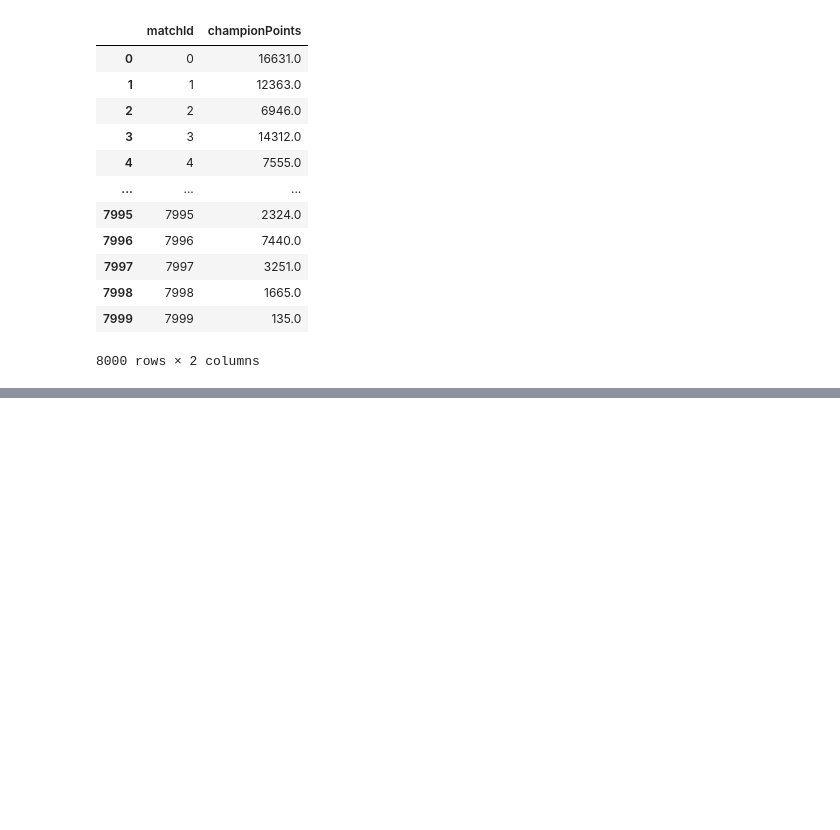
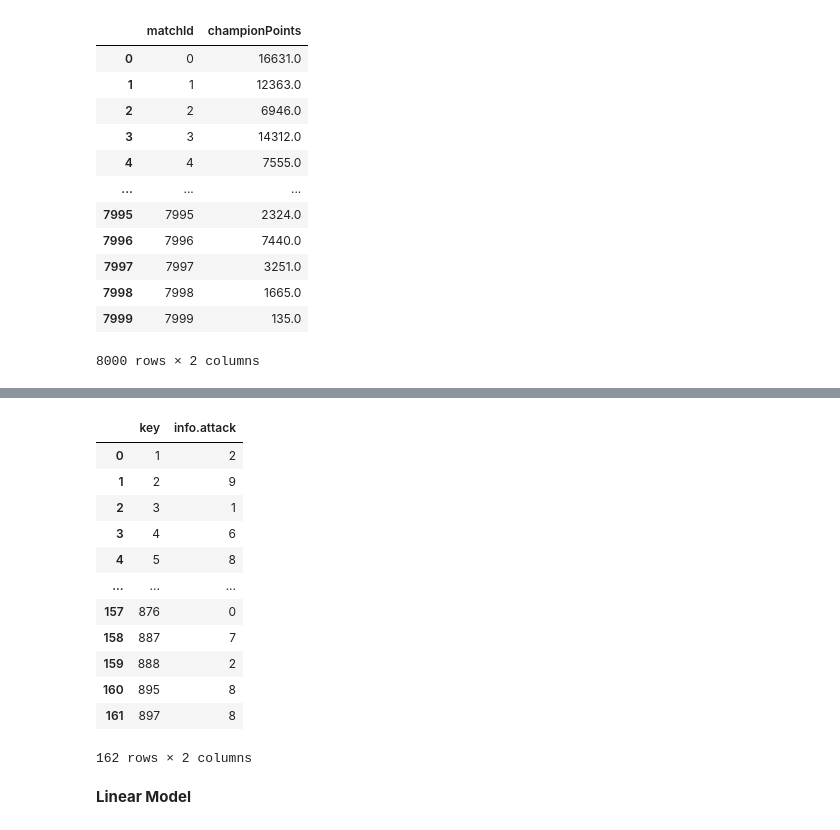
Before and after one commit to nss-data-science-cohort-6/kaggle_lol-elden-ring, a Jupyter notebook: notebooks/Alison_cg.ipynb, the cells around one changed output, grey strips where cells are left out. Drawn from its saved outputs; the diff is of its cells as text; code cells hidden in the pictures; blank space fills up the shorter version.

Commit message:
data exploration done

```diff
--- a/notebooks/Alison_cg.ipynb
+++ b/notebooks/Alison_cg.ipynb
@@ -211,0 +191,6 @@ predictions = model.predict(new_data)
+# %%
+data['key'] = data['key'].astype(int)
+X_train_champion = pd.merge(X_train, data, how='inner', left_on='championId', right_on='key')
+X_train_champion = X_train_champion.sort_values(['matchId', 'participantId'], ascending = [True, True]).reset_index(drop=True)
+
+data
@@ -211,0 +211,25 @@ predictions = model.predict(new_data)
+# %%
+data_predictions = (
+    X_train_champion
+    .sort_values(['key', 'info.attack'], ascending = [True, True])
+    .drop_duplicates('key')
+    [['key', 'info.attack']]
+    .reset_index(drop = True)
+)
+data_predictions
+# %% [output]
+|  | key | info.attack |
+| 0 | 1 | 2 |
+| 1 | 2 | 9 |
+| 2 | 3 | 1 |
+| 3 | 4 | 6 |
+| 4 | 5 | 8 |
+| ... | ... | ... |
+| 157 | 876 | 0 |
+| 158 | 887 | 7 |
+| 159 | 888 | 2 |
+| 160 | 895 | 8 |
+| 161 | 897 | 8 |
+162 rows × 2 columns
+# %% [markdown]
+**Linear Model**
```
Also changed, not shown: parts of 13 cells of this notebook.
